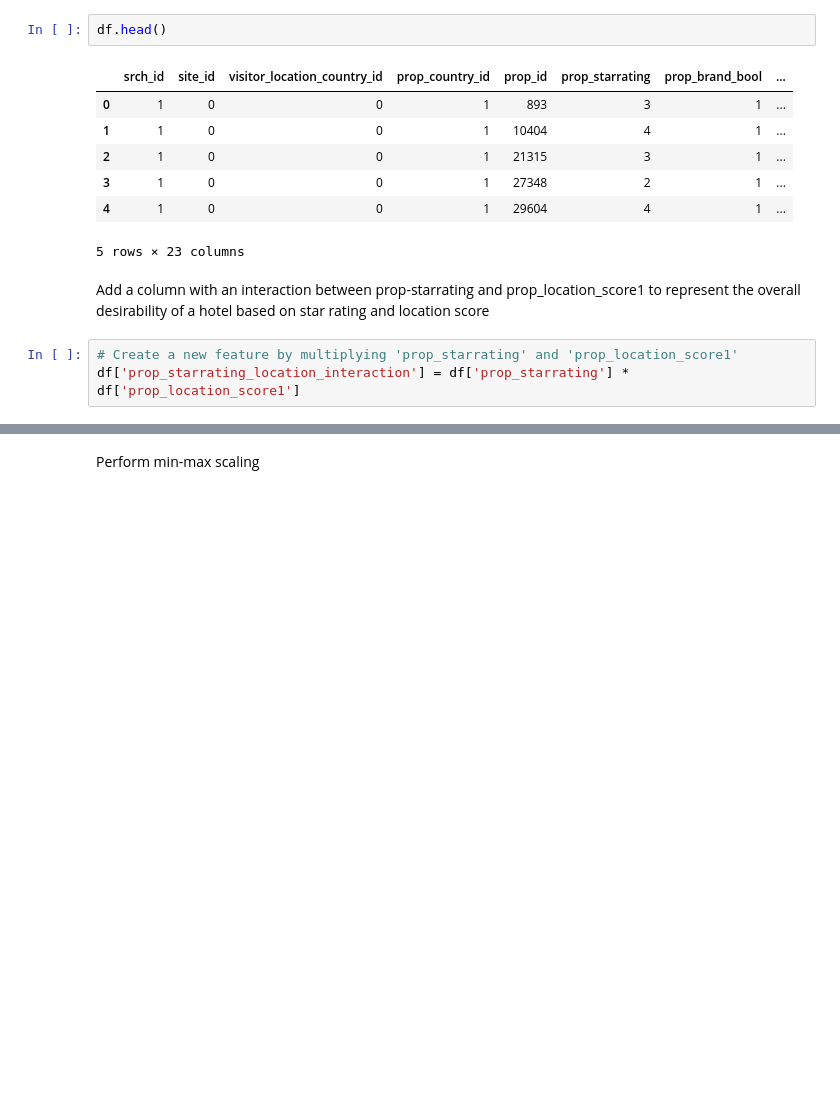
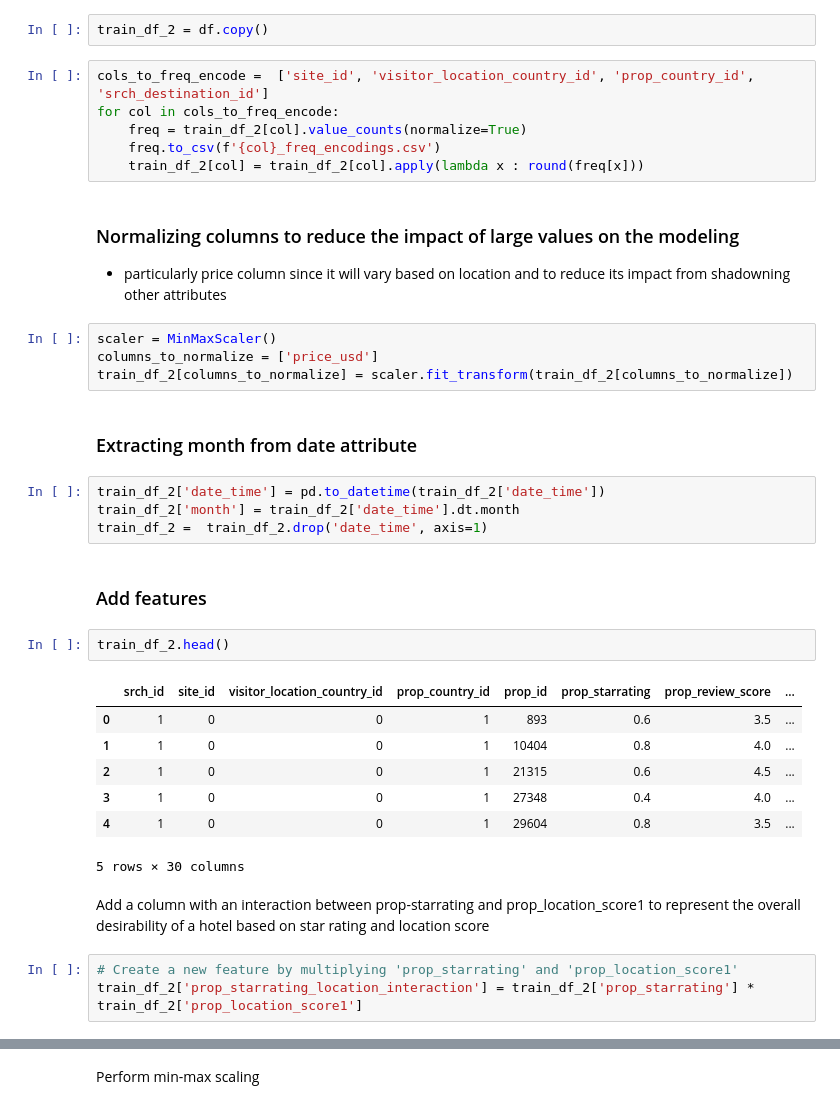
Before and after one commit to pshreyasv100/dmt-assignment-2, a Jupyter notebook: notebook_Freek_featureEng.ipynb, the cells around one changed output, grey strips where cells are left out. Drawn from its saved outputs; the diff is of its cells as text; blank space fills up the shorter version.

```diff
--- a/notebook_Freek_featureEng.ipynb
+++ b/notebook_Freek_featureEng.ipynb
@@ -26,16 +188,39 @@ Index(['srch_id', 'site_id', 'visitor_location_country_id', 'prop_country_id',
+# %%
+train_df_2 = df.copy()
+# %%
+cols_to_freq_encode =  ['site_id', 'visitor_location_country_id', 'prop_country_id', 'srch_destination_id']
+for col in cols_to_freq_encode:
+    freq = train_df_2[col].value_counts(normalize=True)
+    freq.to_csv(f'{col}_freq_encodings.csv')
+    train_df_2[col] = train_df_2[col].apply(lambda x : round(freq[x]))
+# %% [markdown]
+### Normalizing columns to reduce the impact of large values on the modeling
+- particularly price column since it will vary based on location and to reduce its impact from shadowning other attributes
+# %%
+scaler = MinMaxScaler()
+columns_to_normalize = ['price_usd']
+train_df_2[columns_to_normalize] = scaler.fit_transform(train_df_2[columns_to_normalize])
+# %% [markdown]
+### Extracting month from date attribute
+# %%
+train_df_2['date_time'] = pd.to_datetime(train_df_2['date_time'])
+train_df_2['month'] = train_df_2['date_time'].dt.month
+train_df_2 =  train_df_2.drop('date_time', axis=1)
+# %% [markdown]
+### Add features
 # %%
-df.head()
+train_df_2.head()
 # %% [output]
-|  | srch_id | site_id | visitor_location_country_id | prop_country_id | prop_id | prop_starrating | prop_brand_bool | ... |
-| 0 | 1 | 0 | 0 | 1 | 893 | 3 | 1 | ... |
-| 1 | 1 | 0 | 0 | 1 | 10404 | 4 | 1 | ... |
-| 2 | 1 | 0 | 0 | 1 | 21315 | 3 | 1 | ... |
-| 3 | 1 | 0 | 0 | 1 | 27348 | 2 | 1 | ... |
-| 4 | 1 | 0 | 0 | 1 | 29604 | 4 | 1 | ... |
+|  | srch_id | site_id | visitor_location_country_id | prop_country_id | prop_id | prop_starrating | prop_review_score | ... |
+| 0 | 1 | 0 | 0 | 1 | 893 | 0.6 | 3.5 | ... |
+| 1 | 1 | 0 | 0 | 1 | 10404 | 0.8 | 4.0 | ... |
+| 2 | 1 | 0 | 0 | 1 | 21315 | 0.6 | 4.5 | ... |
+| 3 | 1 | 0 | 0 | 1 | 27348 | 0.4 | 4.0 | ... |
+| 4 | 1 | 0 | 0 | 1 | 29604 | 0.8 | 3.5 | ... |
-5 rows × 23 columns
+5 rows × 30 columns
 # %% [markdown]
 Add a column with an interaction between prop-starrating and prop_location_score1 to represent the overall desirability of a hotel based on star rating and location score
 # %%
 # Create a new feature by multiplying 'prop_starrating' and 'prop_location_score1'
-df['prop_starrating_location_interaction'] = df['prop_starrating'] * df['prop_location_score1']
+train_df_2['prop_starrating_location_interaction'] = train_df_2['prop_starrating'] * train_df_2['prop_location_score1']
 # %%
```
Also changed, not shown: parts of 33 cells of this notebook, 1 other file.
